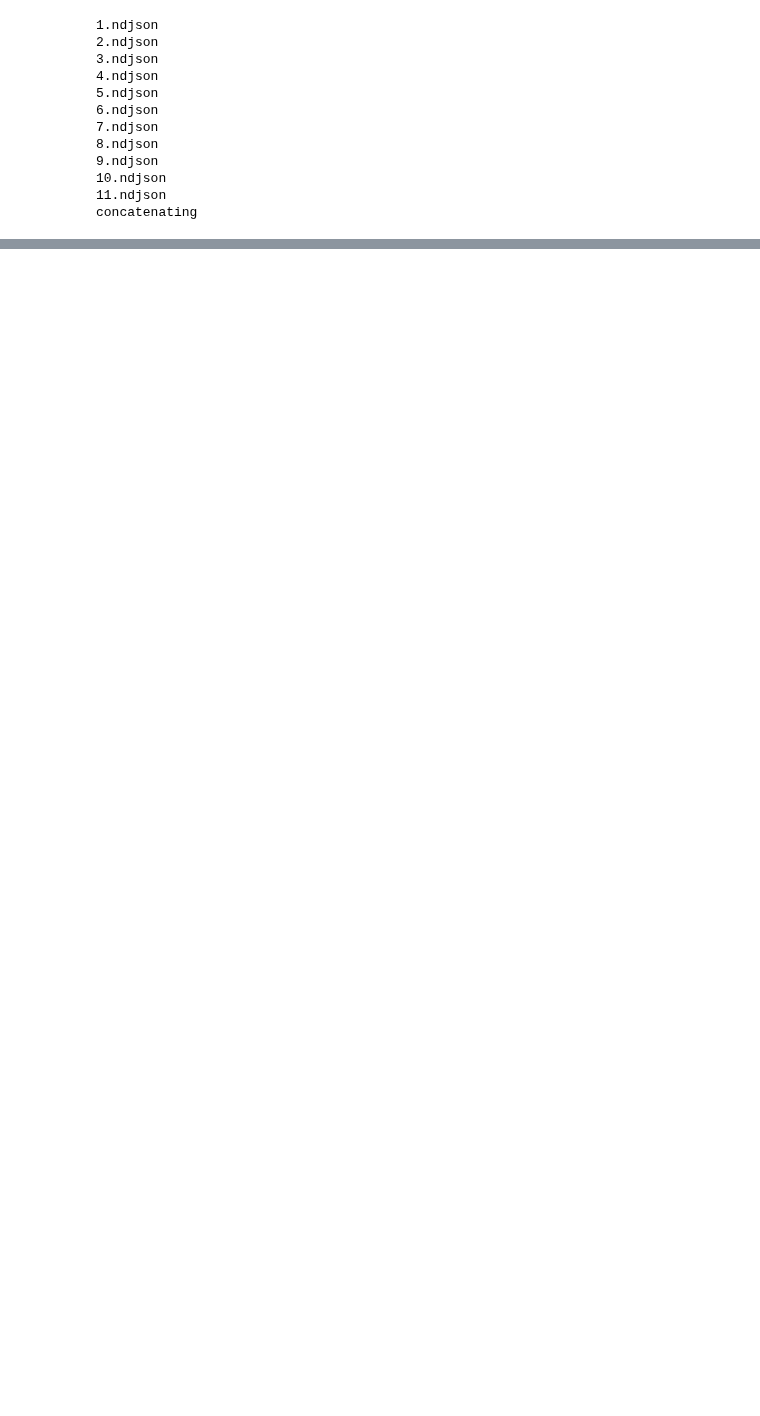
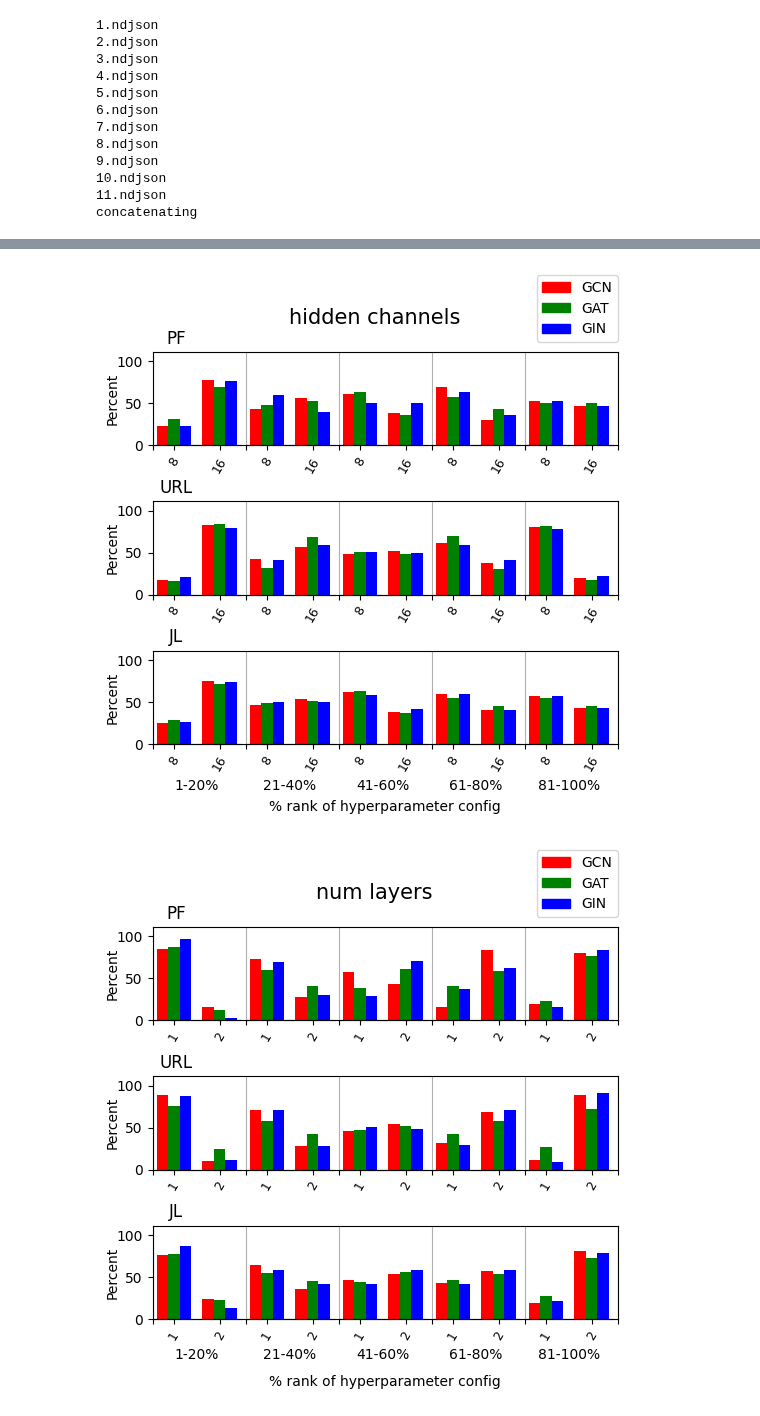
Before and after one commit to ITU-Thesis/graphworld, a Jupyter notebook: evaluation/hyperparameter_perf_drop.ipynb, the cells around one changed output, grey strips where cells are left out. Saved outputs shown, nothing was run; the diff lists cells and outputs as text; code cells hidden in the pictures; blank space fills up the shorter version.

Commit message:
performance dropoff plots

```diff
--- a/evaluation/hyperparameter_perf_drop.ipynb
+++ b/evaluation/hyperparameter_perf_drop.ipynb
@@ -160,0 +75,58 @@ plt.tight_layout()
+# %%
+
+for param in ['hidden channels', 'num layers', 'dropout', 'downstream lr']:
+    fig, axes = plt.subplots(3, 1, figsize=(6, 4))
+    for i, ts in enumerate(TRAINING_SCHEMES):
+        for j, group in enumerate(param_groups.keys()):
+            unique_values = sorted(unique_param_values[param])
+            ax2 = axes[i].inset_axes((0 + 0.2*j, 0, 0.19, 0.9))
+            [ax2.spines[spine].set_visible(False) for spine in ['top', 'right', 'left']]
+            width = 0.25
+            x_GCN = list(range(len(unique_values)))
+            x_GAT = [x + width for x in x_GCN]
+            x_GIN = [x + 2*width for x in x_GCN]
+            max_GCN = sum([param_groups[group][ts]["GCN"][param][value] for value in unique_values])
+            max_GAT = sum([param_groups[group][ts]["GAT"][param][value] for value in unique_values])
+            max_GIN = sum([param_groups[group][ts]["GIN"][param][value] for value in unique_values])
+            ax2.bar(x_GCN, [param_groups[group][ts]["GCN"][param][value]/max_GCN for value in unique_values], width=width, color=ENCODER_COLORS["GCN"])
+            ax2.bar(x_GAT, [param_groups[group][ts]["GAT"][param][value]/max_GAT for value in unique_values], width=width, color=ENCODER_COLORS["GAT"])
+            ax2.bar(x_GIN, [param_groups[group][ts]["GIN"][param][value]/max_GIN for value in unique_values], width=width, color=ENCODER_COLORS["GIN"])
+            ax2.set_xticks(x_GAT, unique_values, rotation=60, fontsize=9)
+            ax2.set_ylim(0, 1)
+            ax2.set_zorder(1)
+            if i == 2:
+                ax2.set_xlabel(f'{group-19}-{group}%')
+            if j == 0:
+                ax2.set_yticks([0, 0.5, 1])
+                ax2.set_yticklabels([0, 50, 100])
+            else:
+                ax2.set_yticks([])
+
+
+        axes[i].grid(axis='x')
+        axes[i].set_xticklabels([])
+        axes[i].set_yticks([])
+        axes[i].set_ylabel('Percent')
+        axes[i].yaxis.set_label_coords(-.07, .5)
+        axes[i].set_title(ts,x=.05)
+
+    axes[2].set_xlabel("% rank of hyperparameter config")
+
+    # Create legend
+    red_patch = mpl.patches.Patch(color=ENCODER_COLORS["GCN"], label='GCN')
+    green_patch = mpl.patches.Patch(color=ENCODER_COLORS["GAT"], label='GAT')
+    blue_patch = mpl.patches.Patch(color=ENCODER_COLORS["GIN"], label='GIN')
+
+    plt.suptitle(f'{param} ', y=1.1, fontsize=15)
+    if param in ['dropout', 'downstream lr']:
+        plt.subplots_adjust(top = 0.99, bottom=0.01, hspace=0.8)
+        axes[2].xaxis.set_label_coords(.5, -.8)
+        plt.legend(handles=[red_patch, green_patch, blue_patch], loc='upper right', bbox_to_anchor=(1.015, 5.6), ncol=1)
+    else:
+        plt.subplots_adjust(top = 0.99, bottom=0.01, hspace=0.6)
+        axes[2].xaxis.set_label_coords(.5, -.6)
+        plt.legend(handles=[red_patch, green_patch, blue_patch], loc='upper right', bbox_to_anchor=(1.015, 5.1), ncol=1)
+    plt.show()
+# %% [output]
+[figure, added]
+[figure, added]
```
Also changed, not shown: parts of 9 cells of this notebook.
